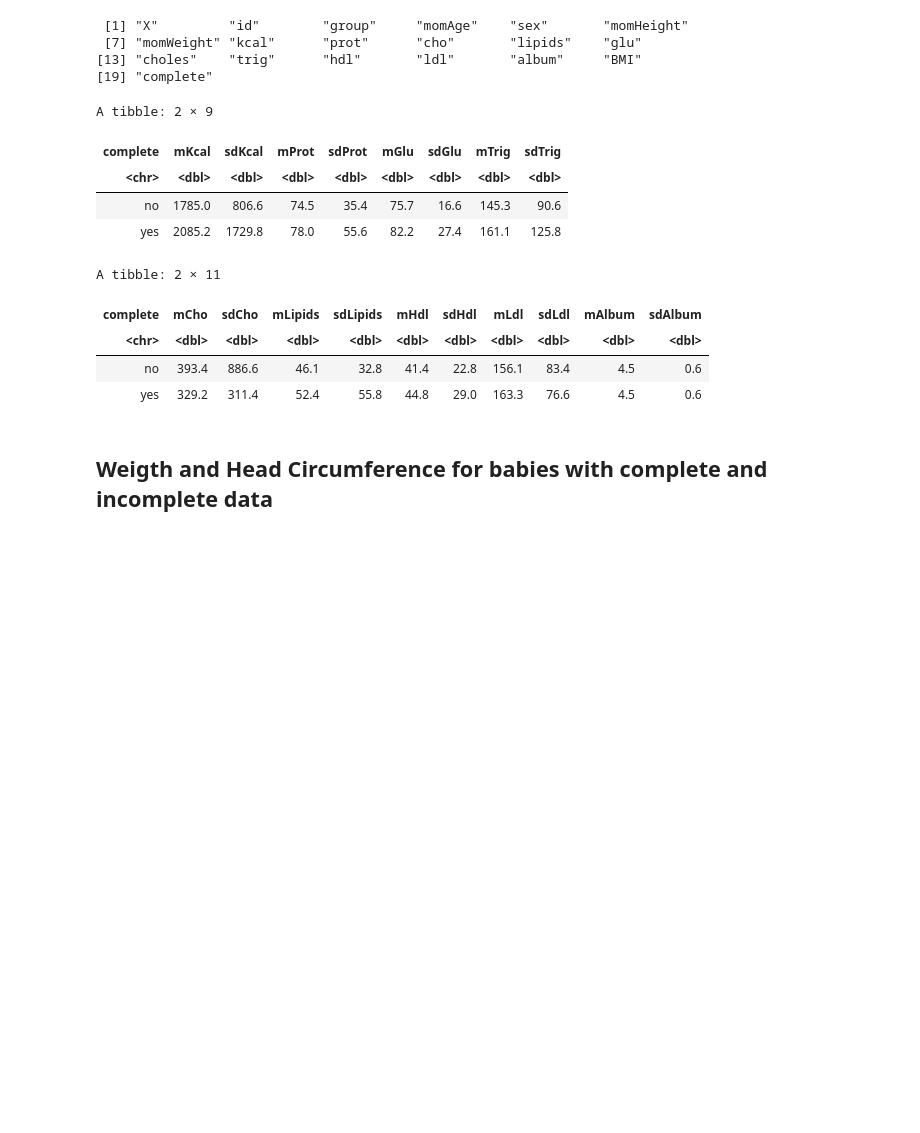
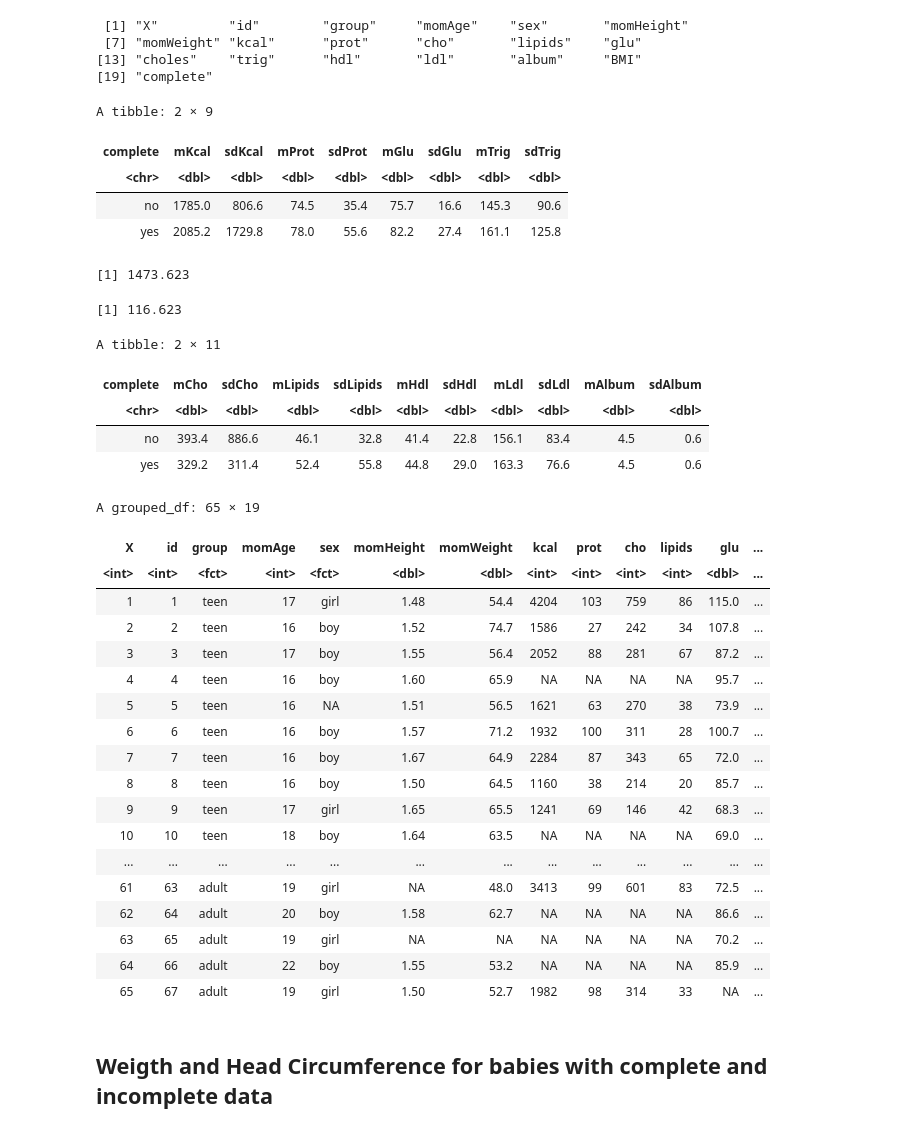
Before and after one commit to notblank/AA-leche-humana, a Jupyter notebook: Missing at random.ipynb, the cells around one changed output. Cells and saved outputs as stored; diff of their text form; code cells hidden in the pictures; blank space fills up the shorter version.

```diff
--- a/Missing at random.ipynb
+++ b/Missing at random.ipynb
@@ -138,12 +174,17 @@ moms_complete %>% group_by(complete) %>%
               mProt = round(mean(prot, na.rm = T), 1), sdProt = 2*round(sd(prot, na.rm = T), 1),
               mGlu = round(mean(glu, na.rm = T), 1), sdGlu = 2*round(sd(glu, na.rm = T), 1),
               mTrig = round(mean(trig, na.rm = T), 1), sdTrig = 2*round(sd(trig, na.rm = T), 1))
+
+2085.2 - (2* 1729.8 / sqrt(n_obs))
+161.1 - (2* 125.8 / sqrt(n_obs))
 # %% [output]
 A tibble: 2 × 9
 | complete | mKcal | sdKcal | mProt | sdProt | mGlu | sdGlu | mTrig | sdTrig |
 | <chr> | <dbl> | <dbl> | <dbl> | <dbl> | <dbl> | <dbl> | <dbl> | <dbl> |
 | no | 1785.0 | 806.6 | 74.5 | 35.4 | 75.7 | 16.6 | 145.3 | 90.6 |
 | yes | 2085.2 | 1729.8 | 78.0 | 55.6 | 82.2 | 27.4 | 161.1 | 125.8 |
+[1] 1473.623
+[1] 116.623
 # %%
 moms_complete %>% group_by(complete) %>%
     summarise(mCho = round(mean(cho, na.rm = T), 1), sdCho = 2*round(sd(cho, na.rm = T), 1),
@@ -157,6 +198,28 @@ A tibble: 2 × 11
 | <chr> | <dbl> | <dbl> | <dbl> | <dbl> | <dbl> | <dbl> | <dbl> | <dbl> | <dbl> | <dbl> |
 | no | 393.4 | 886.6 | 46.1 | 32.8 | 41.4 | 22.8 | 156.1 | 83.4 | 4.5 | 0.6 |
 | yes | 329.2 | 311.4 | 52.4 | 55.8 | 44.8 | 29.0 | 163.3 | 76.6 | 4.5 | 0.6 |
+# %%
+moms_complete %>% group_by(complete)
+# %% [output]
+A grouped_df: 65 × 19
+| X | id | group | momAge | sex | momHeight | momWeight | kcal | prot | cho | lipids | glu | ... |
+| <int> | <int> | <fct> | <int> | <fct> | <dbl> | <dbl> | <int> | <int> | <int> | <int> | <dbl> | ... |
+| 1 | 1 | teen | 17 | girl | 1.48 | 54.4 | 4204 | 103 | 759 | 86 | 115.0 | ... |
+| 2 | 2 | teen | 16 | boy | 1.52 | 74.7 | 1586 | 27 | 242 | 34 | 107.8 | ... |
+| 3 | 3 | teen | 17 | boy | 1.55 | 56.4 | 2052 | 88 | 281 | 67 | 87.2 | ... |
+| 4 | 4 | teen | 16 | boy | 1.60 | 65.9 | NA | NA | NA | NA | 95.7 | ... |
+| 5 | 5 | teen | 16 | NA | 1.51 | 56.5 | 1621 | 63 | 270 | 38 | 73.9 | ... |
+| 6 | 6 | teen | 16 | boy | 1.57 | 71.2 | 1932 | 100 | 311 | 28 | 100.7 | ... |
+| 7 | 7 | teen | 16 | boy | 1.67 | 64.9 | 2284 | 87 | 343 | 65 | 72.0 | ... |
+| 8 | 8 | teen | 16 | boy | 1.50 | 64.5 | 1160 | 38 | 214 | 20 | 85.7 | ... |
+| 9 | 9 | teen | 17 | girl | 1.65 | 65.5 | 1241 | 69 | 146 | 42 | 68.3 | ... |
+| 10 | 10 | teen | 18 | boy | 1.64 | 63.5 | NA | NA | NA | NA | 69.0 | ... |
+| ... | ... | ... | ... | ... | ... | ... | ... | ... | ... | ... | ... | ... |
+| 61 | 63 | adult | 19 | girl | NA | 48.0 | 3413 | 99 | 601 | 83 | 72.5 | ... |
+| 62 | 64 | adult | 20 | boy | 1.58 | 62.7 | NA | NA | NA | NA | 86.6 | ... |
+| 63 | 65 | adult | 19 | girl | NA | NA | NA | NA | NA | NA | 70.2 | ... |
+| 64 | 66 | adult | 22 | boy | 1.55 | 53.2 | NA | NA | NA | NA | 85.9 | ... |
+| 65 | 67 | adult | 19 | girl | 1.50 | 52.7 | 1982 | 98 | 314 | 33 | NA | ... |
 # %% [markdown]
 ## Weigth and Head Circumference for babies with complete and incomplete data
 # %%
```
Also changed, not shown: parts of 2 cells of this notebook, 2 other files.
